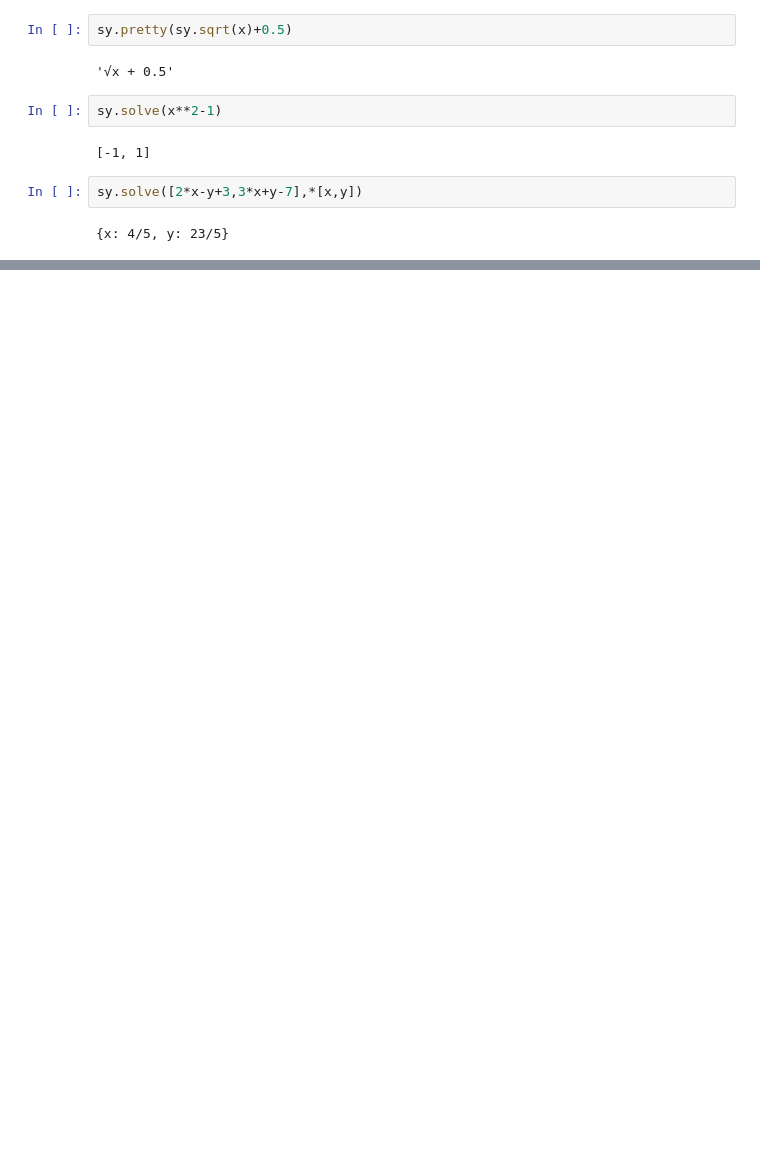
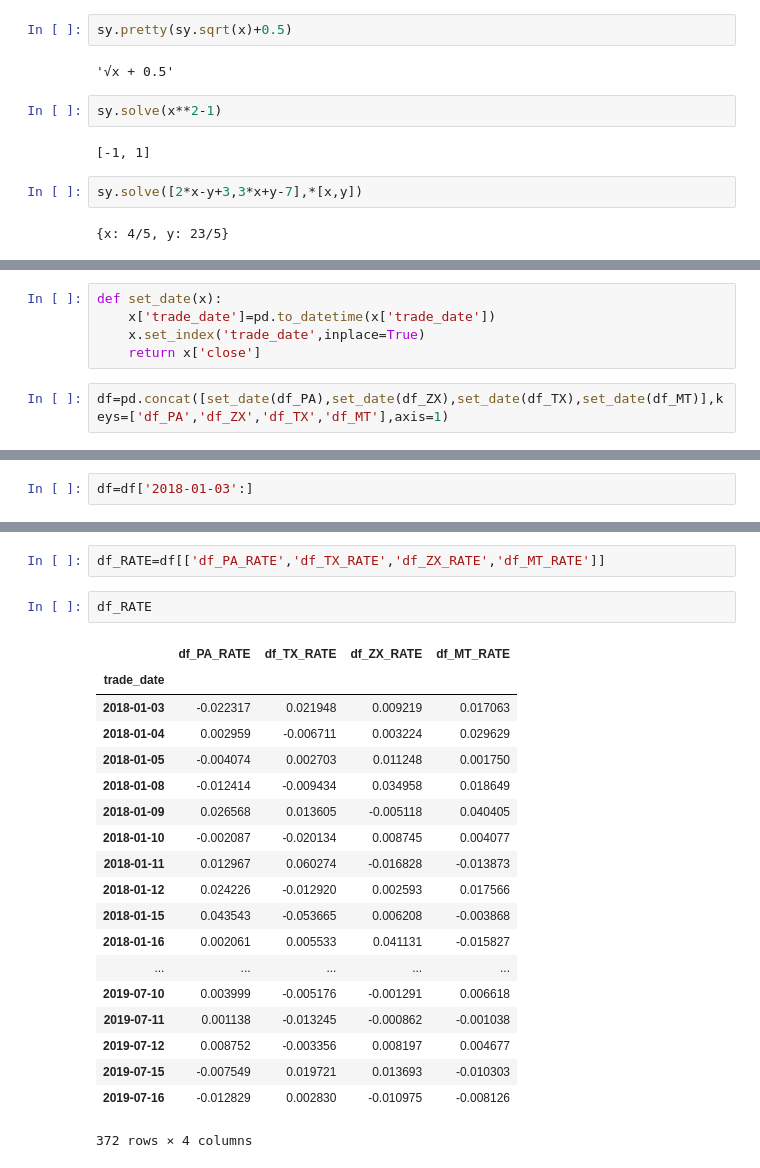
Before and after one commit to NinelieAimer/PythonLearning, a Jupyter notebook: analysisData/Math&Statistic/Math&statistic.ipynb, the cells around one changed output, grey strips where cells are left out. Cells and saved outputs as stored; diff of their text form; blank space fills up the shorter version.

```diff
--- a/analysisData/Math&Statistic/Math&statistic.ipynb
+++ b/analysisData/Math&Statistic/Math&statistic.ipynb
@@ -300,0 +334,7 @@ sy.solve([2*x-y+3,3*x+y-7],*[x,y])
+# %%
+def set_date(x):
+    x['trade_date']=pd.to_datetime(x['trade_date'])
+    x.set_index('trade_date',inplace=True)
+    return x['close']
+# %%
+df=pd.concat([set_date(df_PA),set_date(df_ZX),set_date(df_TX),set_date(df_MT)],keys=['df_PA','df_ZX','df_TX','df_MT'],axis=1)
@@ -300,0 +397,2 @@ sy.solve([2*x-y+3,3*x+y-7],*[x,y])
+# %%
+df=df['2018-01-03':]
@@ -300,0 +409,24 @@ sy.solve([2*x-y+3,3*x+y-7],*[x,y])
+# %%
+df_RATE=df[['df_PA_RATE','df_TX_RATE','df_ZX_RATE','df_MT_RATE']]
+# %%
+df_RATE
+# %% [output]
+|  | df_PA_RATE | df_TX_RATE | df_ZX_RATE | df_MT_RATE |
+| trade_date |  |  |  |  |
+| 2018-01-03 | -0.022317 | 0.021948 | 0.009219 | 0.017063 |
+| 2018-01-04 | 0.002959 | -0.006711 | 0.003224 | 0.029629 |
+| 2018-01-05 | -0.004074 | 0.002703 | 0.011248 | 0.001750 |
+| 2018-01-08 | -0.012414 | -0.009434 | 0.034958 | 0.018649 |
+| 2018-01-09 | 0.026568 | 0.013605 | -0.005118 | 0.040405 |
+| 2018-01-10 | -0.002087 | -0.020134 | 0.008745 | 0.004077 |
+| 2018-01-11 | 0.012967 | 0.060274 | -0.016828 | -0.013873 |
+| 2018-01-12 | 0.024226 | -0.012920 | 0.002593 | 0.017566 |
+| 2018-01-15 | 0.043543 | -0.053665 | 0.006208 | -0.003868 |
+| 2018-01-16 | 0.002061 | 0.005533 | 0.041131 | -0.015827 |
+| ... | ... | ... | ... | ... |
+| 2019-07-10 | 0.003999 | -0.005176 | -0.001291 | 0.006618 |
+| 2019-07-11 | 0.001138 | -0.013245 | -0.000862 | -0.001038 |
+| 2019-07-12 | 0.008752 | -0.003356 | 0.008197 | 0.004677 |
+| 2019-07-15 | -0.007549 | 0.019721 | 0.013693 | -0.010303 |
+| 2019-07-16 | -0.012829 | 0.002830 | -0.010975 | -0.008126 |
+372 rows × 4 columns
```
Also changed, not shown: parts of 29 cells of this notebook, 4 other files.
